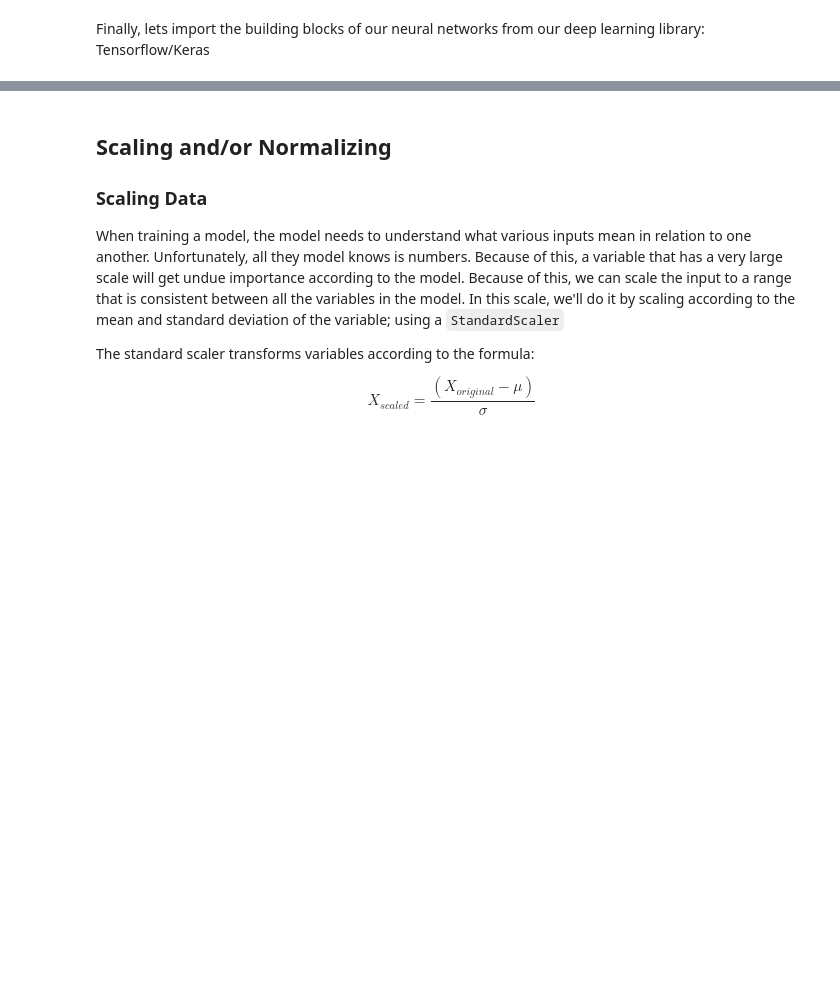
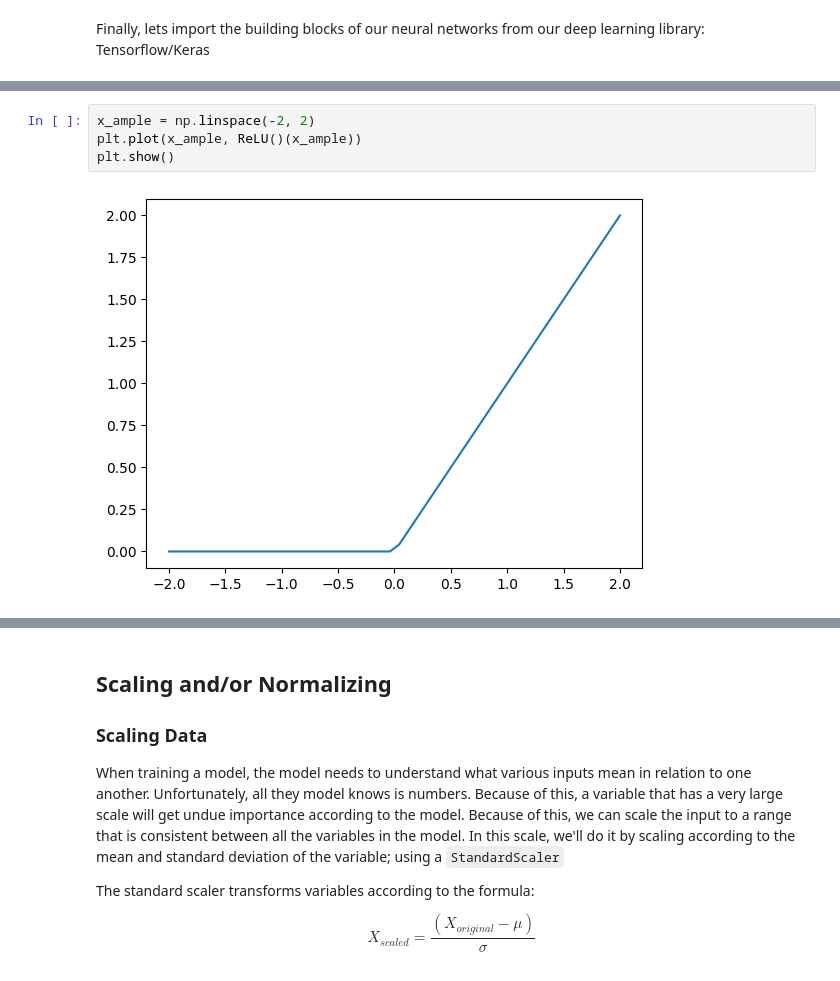
Before and after one commit to BNL-Fermilab-RENEW/tutorials_2025, a Jupyter notebook: DeepNeuralNetworks/DNN.ipynb, the cells around one changed output, grey strips where cells are left out. Saved outputs shown, nothing was run; the diff lists cells and outputs as text; blank space fills up the shorter version.

```diff
--- a/DeepNeuralNetworks/DNN.ipynb
+++ b/DeepNeuralNetworks/DNN.ipynb
@@ -328,0 +92,6 @@ Model: "sequential_10"
+# %%
+x_ample = np.linspace(-2, 2)
+plt.plot(x_ample, ReLU()(x_ample))
+plt.show()
+# %% [output]
+[figure, added]
```
Also changed, not shown: parts of 49 cells of this notebook.
